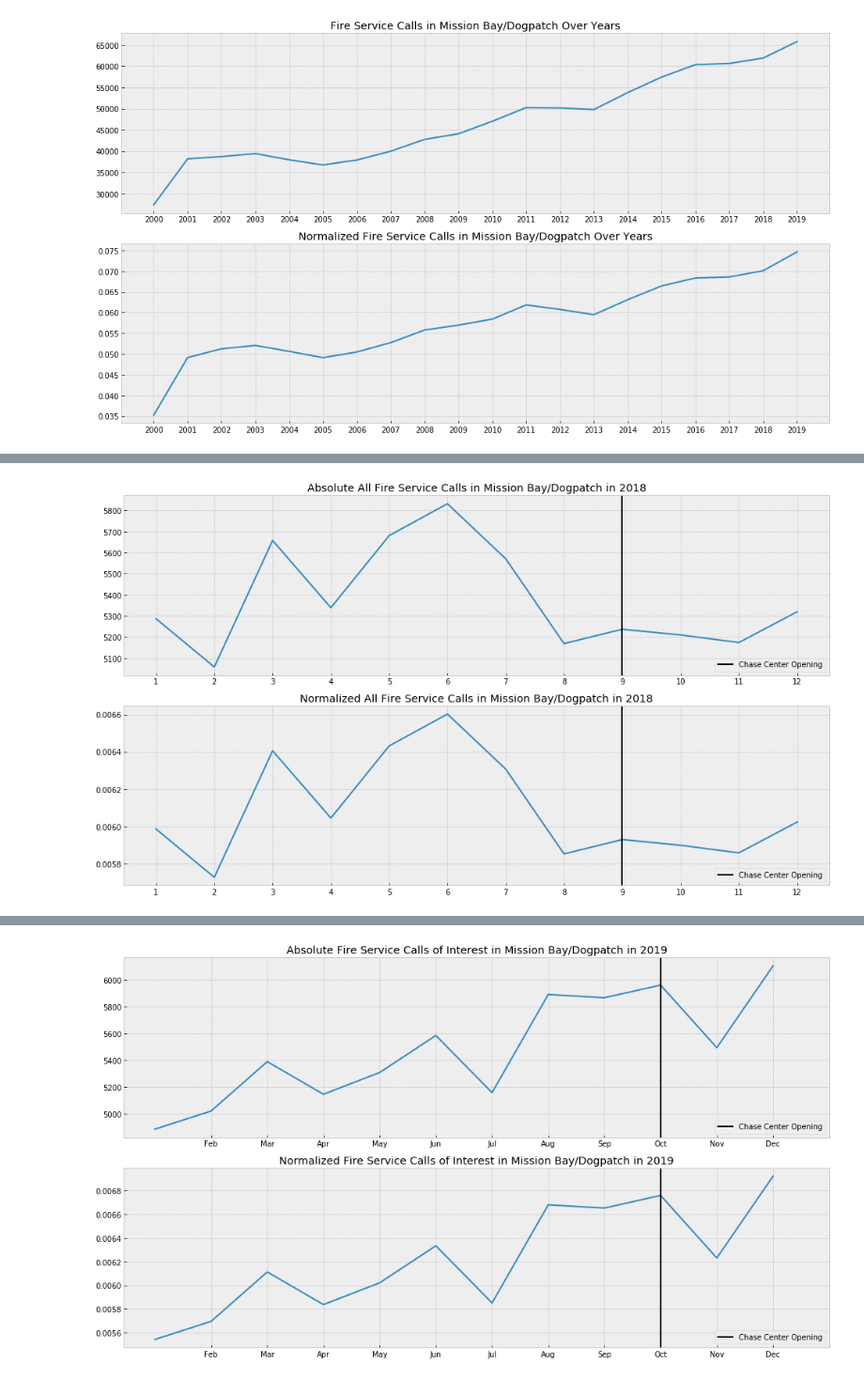
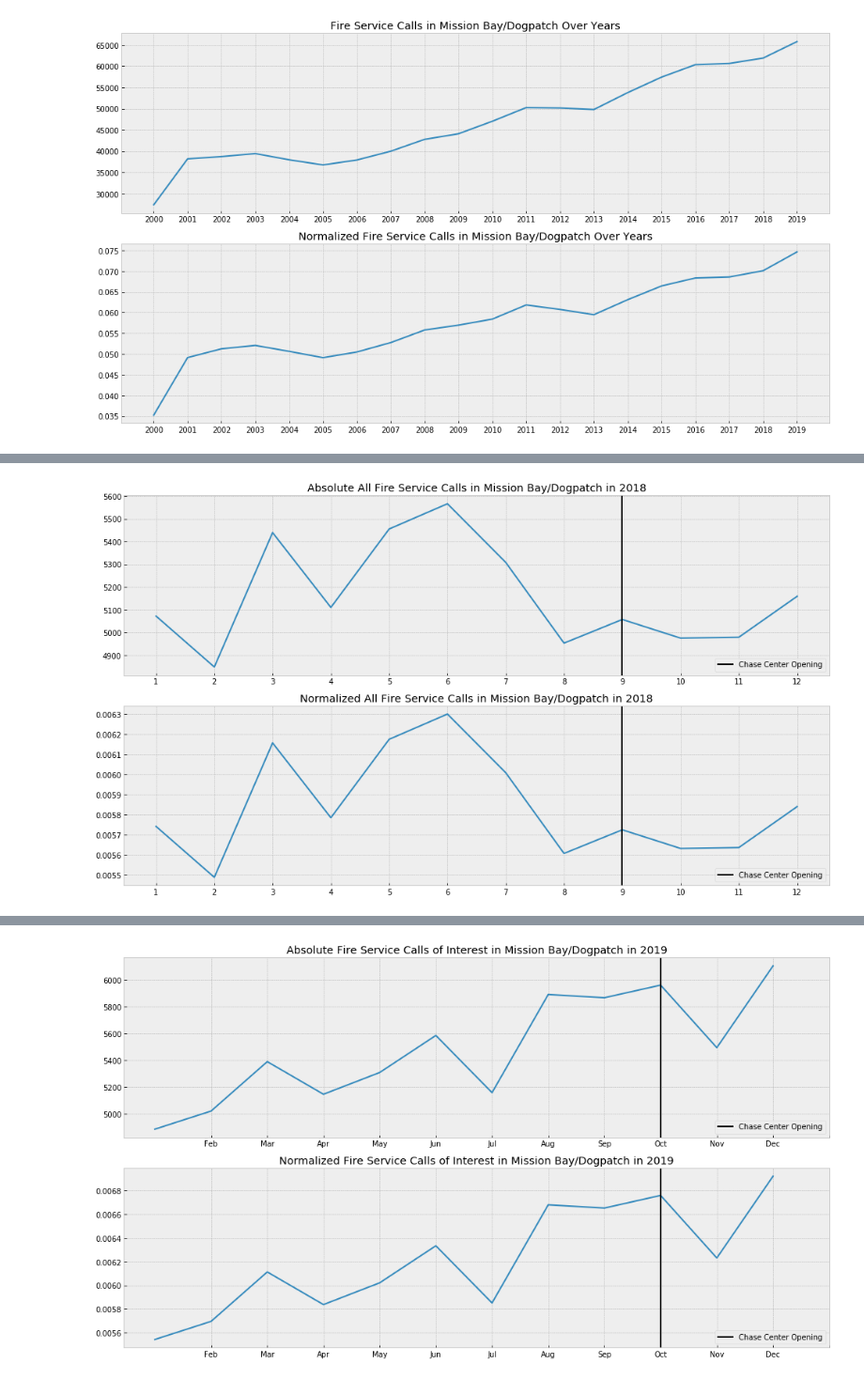
Before and after one commit to sherryduong93/chasestadiumimpact, a Jupyter notebook: Fire_Department_EDA.ipynb, the cells around one changed output, grey strips where cells are left out. Shown at 94% size. Cells and saved outputs as stored; diff of their text form; code cells hidden in the pictures.

```diff
--- a/Fire_Department_EDA.ipynb
+++ b/Fire_Department_EDA.ipynb
@@ -171,23 +210,23 @@ plt.tight_layout()
 # %%
-df = mbdp_fire[['Call Type','Call Type Group','Call Date','Call Month','Call Month2','Call Year', 'Month-Year',
+df = mbdp_fire[['Call Type','Call Type Group','Call Date','Call Month','Call Year', 'Month-Year',
                        'Address','Zipcode of Incident', "Norm"]][(
     mbdp_fire['Zipcode of Incident'].isin(zipcodes_of_interest))].sort_values('Call Date')
 mbdp2019 = df[df['Call Year'] == 2018].sort_values('Call Date')
 
 fig, ax = plt.subplots(2,1, figsize=(14,8))
-ax[0].plot(mbdp2019['Call Month'].unique(), mbdp2019.groupby('Call Month2').count()['Norm'])
+ax[0].plot(mbdp2019['Call Month'].unique(), mbdp2019.groupby('Call Month').count()['Norm'])
 ax[0].axvline(9,color='black',label='Chase Center Opening')
-ax[0].set_xticks(mbdp2019['Call Month2'].unique())
+ax[0].set_xticks(mbdp2019['Call Month'].unique())
 ax[0].set_title('Absolute All Fire Service Calls in Mission Bay/Dogpatch in 2018')
 ax[0].legend(loc='lower right')
-ax[1].plot(mbdp2019['Call Month2'].unique(), mbdp2019.groupby('Call Month2').sum()['Norm'])
+ax[1].plot(mbdp2019['Call Month'].unique(), mbdp2019.groupby('Call Month').sum()['Norm'])
 ax[1].axvline(9,color='black',label='Chase Center Opening')
 ax[1].set_xticks(mbdp2019['Call Month'].unique())
 ax[1].set_title('Normalized All Fire Service Calls in Mission Bay/Dogpatch in 2018')
 ax[1].legend(loc='lower right')
 plt.tight_layout()
 # plt.savefig('Graphs/2018allfirecalls.png',dpi=300)
 plt.show()
 # %% [output]
-[figure, old version]
+[figure, new version]
 # %%
```
Also changed, not shown: parts of 44 cells of this notebook, 9 other files.
